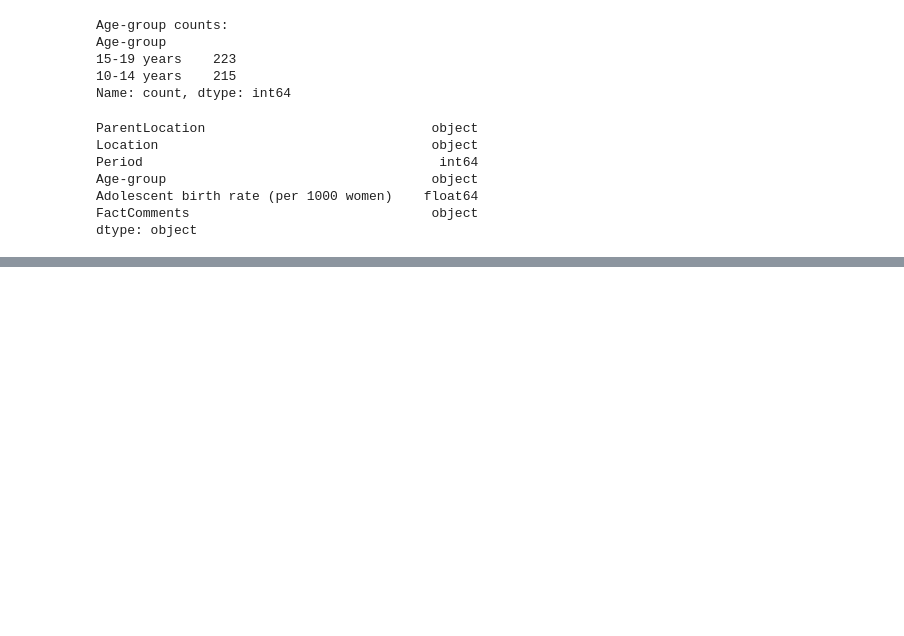
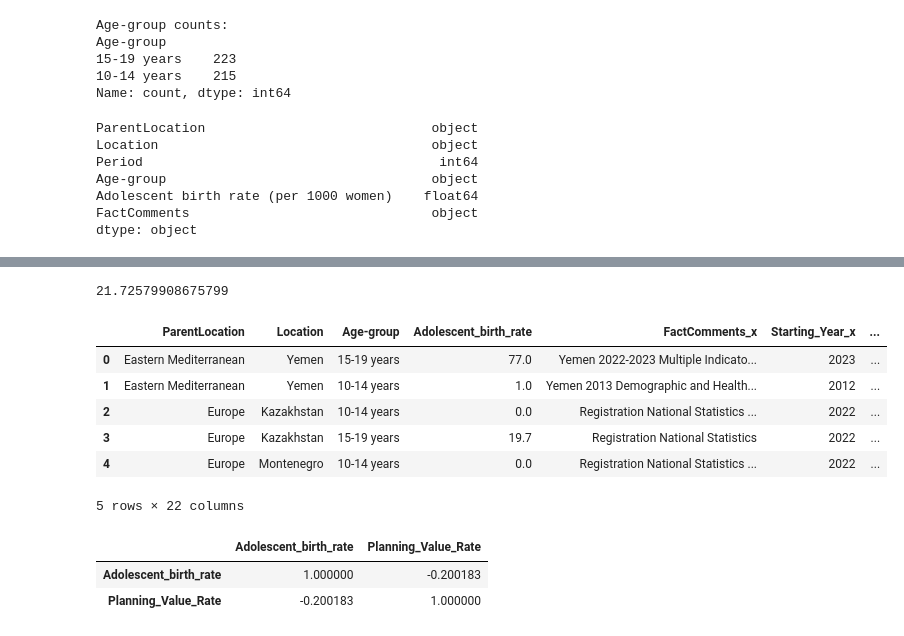
Before and after one commit to laurar9889/Project_3_Team_1, a Jupyter notebook: halu.ipynb, the cells around one changed output, grey strips where cells are left out. Saved outputs shown, nothing was run; the diff lists cells and outputs as text; code cells hidden in the pictures; blank space fills up the shorter version.

Commit message:
correlation

```diff
--- a/halu.ipynb
+++ b/halu.ipynb
@@ -160,0 +247,19 @@ hDf_cleaned.head()
+# %%
+merged_data = pd.merge(adolescent_birth, family_planning,
+                       left_on='Location',
+                       right_on='Country')
+# %%
+mean_birth_rate = adolescent_birth['Adolescent_birth_rate'].mean()
+print(mean_birth_rate)
+# %% [output]
+21.72579908675799
+# %%
+merged_data.head()
+# %% [output]
+|  | ParentLocation | Location | Age-group | Adolescent_birth_rate | FactComments_x | Starting_Year_x | ... |
+| 0 | Eastern Mediterranean | Yemen | 15-19 years | 77.0 | Yemen 2022-2023 Multiple Indicato... | 2023 | ... |
+| 1 | Eastern Mediterranean | Yemen | 10-14 years | 1.0 | Yemen 2013 Demographic and Health... | 2012 | ... |
+| 2 | Europe | Kazakhstan | 10-14 years | 0.0 | Registration National Statistics ... | 2022 | ... |
+| 3 | Europe | Kazakhstan | 15-19 years | 19.7 | Registration National Statistics | 2022 | ... |
+| 4 | Europe | Montenegro | 10-14 years | 0.0 | Registration National Statistics ... | 2022 | ... |
+5 rows × 22 columns
@@ -160,0 +272,7 @@ hDf_cleaned.head()
+# %%
+# Display correlation
+correlation
+# %% [output]
+|  | Adolescent_birth_rate | Planning_Value_Rate |
+| Adolescent_birth_rate | 1.000000 | -0.200183 |
+| Planning_Value_Rate | -0.200183 | 1.000000 |
```
Also changed, not shown: parts of 10 cells of this notebook, 7 other files.
